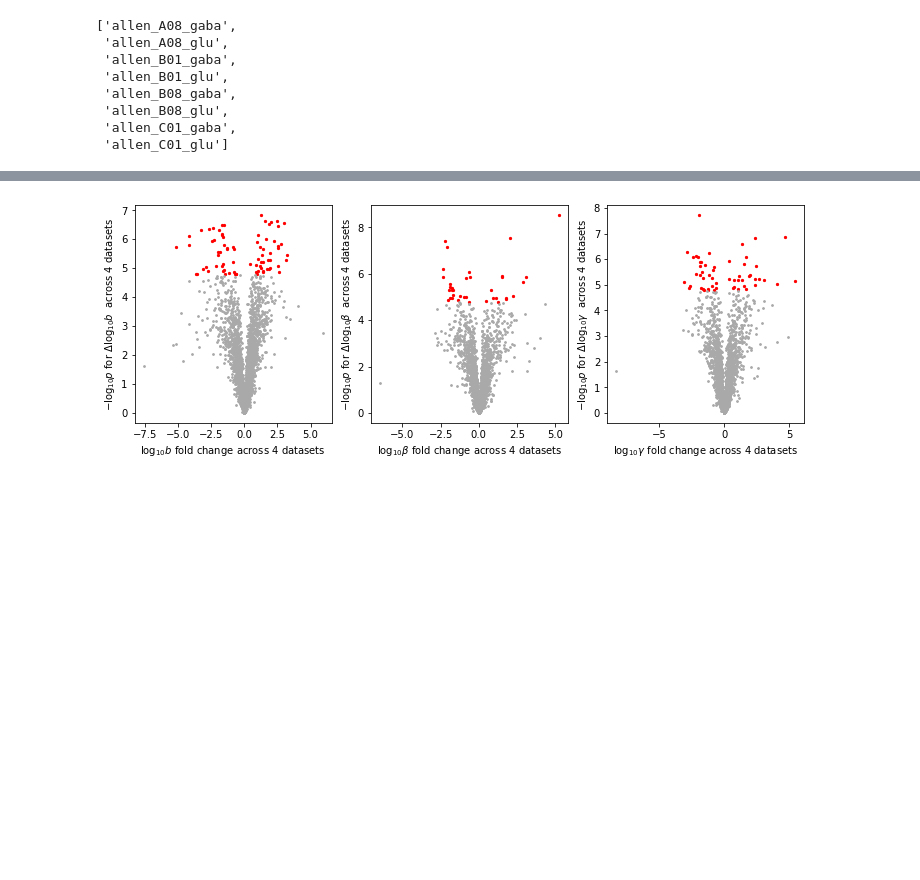
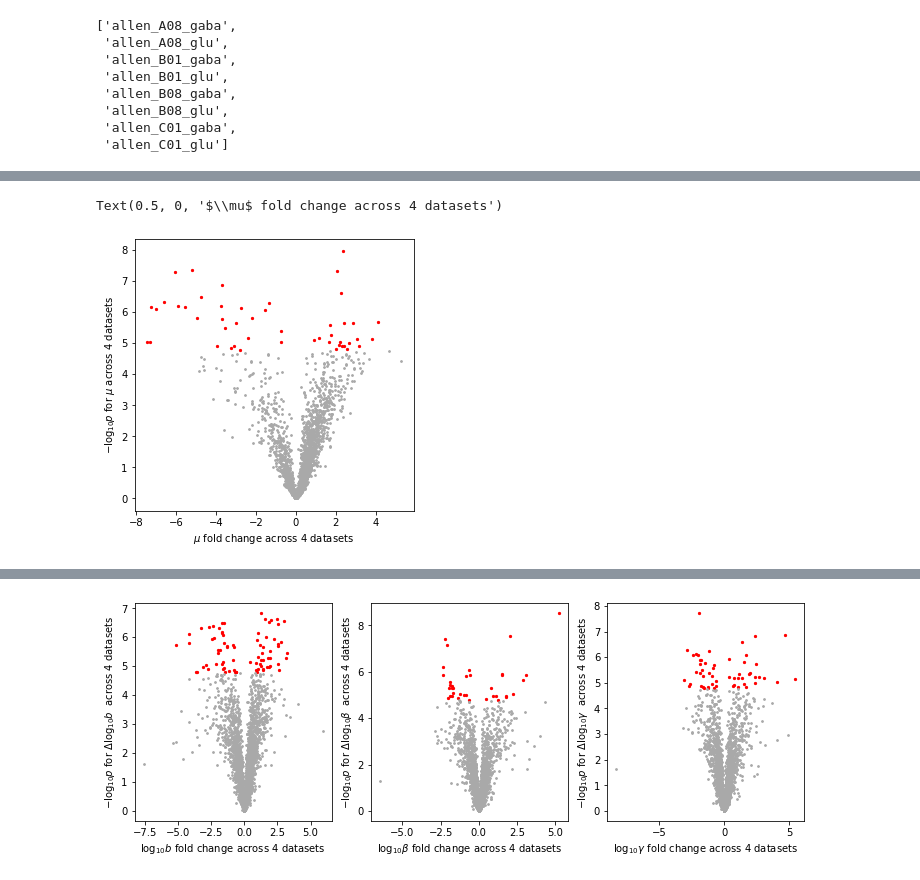
Before and after one commit to gennadygorin/seq-cme-technoise, a Jupyter notebook: gg220601_allen_celltypes_de_multiset.ipynb, the cells around one changed output, grey strips where cells are left out. Drawn from its saved outputs; the diff is of its cells as text; code cells hidden in the pictures; blank space fills up the shorter version.

```diff
--- a/gg220601_allen_celltypes_de_multiset.ipynb
+++ b/gg220601_allen_celltypes_de_multiset.ipynb
@@ -293,0 +152,14 @@ for i in range(len(dataset_meta)):
+# %%
+fig1,ax1 = plt.subplots(1,1,figsize=(5,5))
+
+fc_mean = (mean_vals[1,:,:]-mean_vals[0,:,:]).mean(0)
+gf_mean = p_mean<pval_thr
+
+logp_mean = -np.log10(p_mean)
+ax1.scatter(fc_mean[gf_mean],logp_mean[gf_mean],color='r',s=5)
+ax1.scatter(fc_mean[~gf_mean],logp_mean[~gf_mean],color='darkgray',s=3)
+ax1.set_ylabel(r'$-\log_{10} p$ for $\mu$ across 4 datasets')
+ax1.set_xlabel(r'$\mu$ fold change across 4 datasets')
+# %% [output]
+Text(0.5, 0, '$\\mu$ fold change across 4 datasets')
+[figure, added]
```
Also changed, not shown: parts of 126 cells of this notebook, 1 other file.
